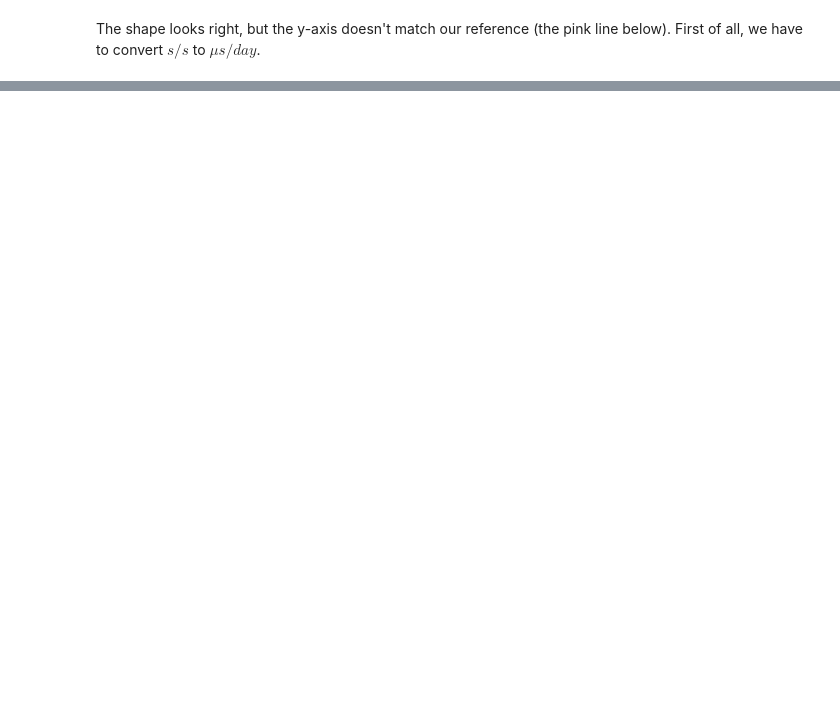
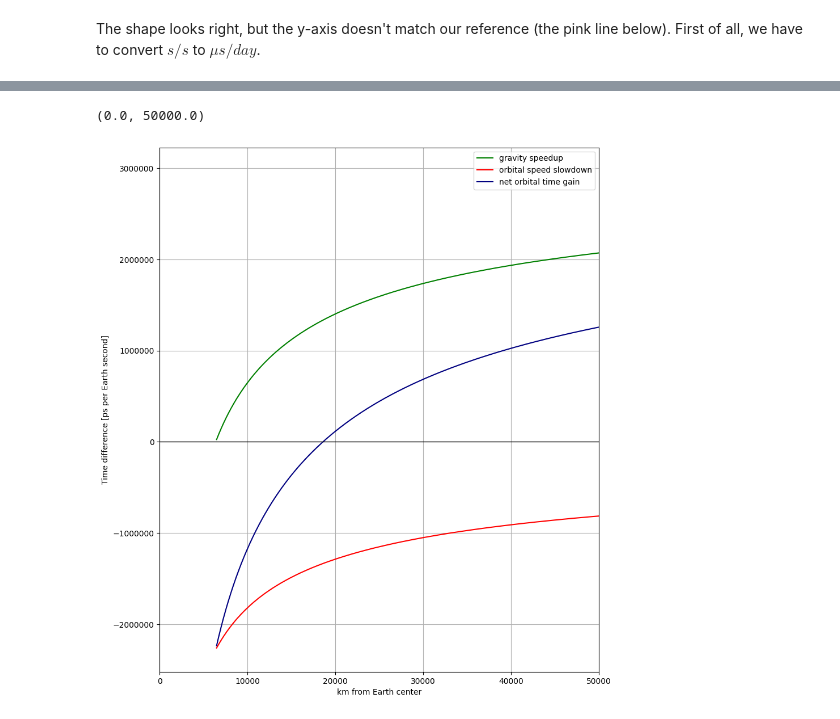
Before and after one commit to philiplinden/spacetime, a Jupyter notebook: learning/notebooks/time_dilation.ipynb, the cells around one changed output, grey strips where cells are left out. Cells and saved outputs as stored; diff of their text form; code cells hidden in the pictures; blank space fills up the shorter version.

```diff
--- a/learning/notebooks/time_dilation.ipynb
+++ b/learning/notebooks/time_dilation.ipynb
@@ -665,2 +687,22 @@ plot_dilation(
 # %% [markdown]
 ![time dilation plot](./Time_Dilation_vs_Orbital_Height.png)
+# %%
+plt.figure(figsize=(10,12))
+labels = ["gravity speedup", "orbital speed slowdown"]
+plt.plot(r.to(u.km), scaled_grav_dilation, color='green')
+plt.plot(r.to(u.km), scaled_kinematic_dilation, color='red')
+if total_dilation is not None:
+    plt.plot(r.to(u.km), scaled_total_dilation, color='navy')
+    labels.append("net orbital time gain")
+plt.legend(labels)
+plt.xscale('linear')
+plt.xlabel(f'{r.to(u.km).unit} from Earth center')
+plt.ylabel(f"Time difference [ps per Earth second]")
+plt.grid()
+plt.grid(which='minor', color='#DDDDDD', linewidth=0.5)
+plt.axhline(linewidth=1, color="k")
+plt.ticklabel_format(style='plain')
+plt.xlim([0, 50_000])
+# %% [output]
+(0.0, 50000.0)
+[figure, added]
```
Also changed, not shown: parts of 16 cells of this notebook, 1 other file.
